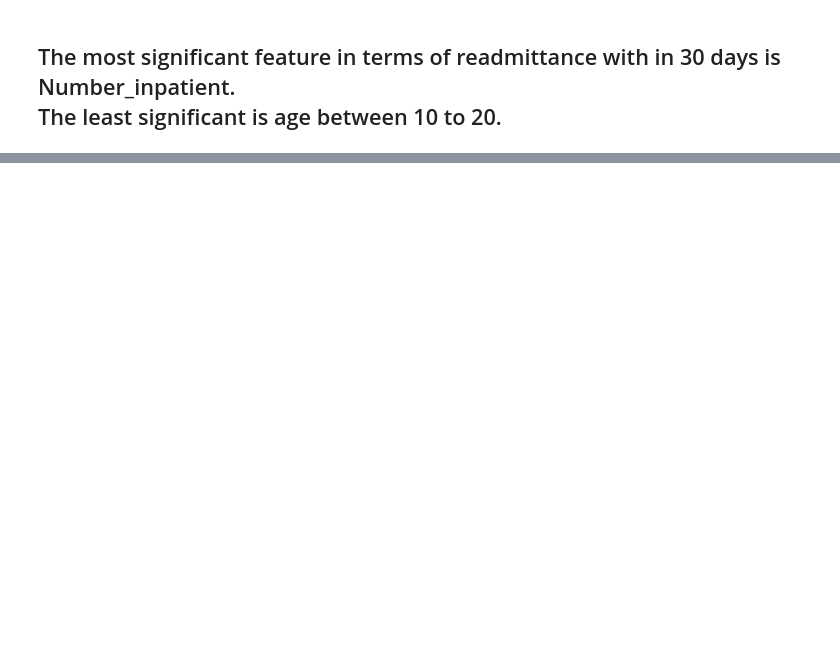
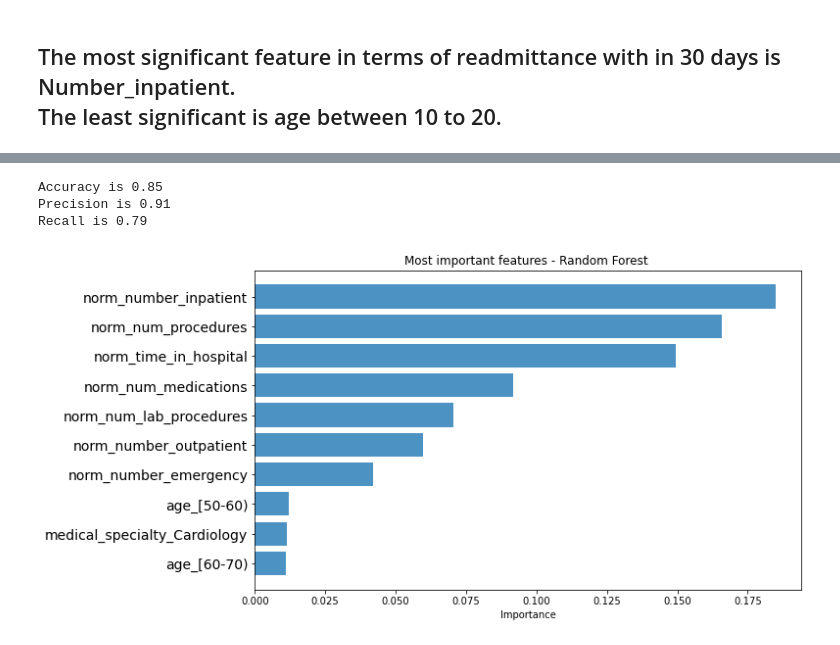
Before and after one commit to siddeshwar627/SMU_QTW, a Jupyter notebook: case_study2/CaseStudy2.ipynb, the cells around one changed output, grey strips where cells are left out. Saved outputs shown, nothing was run; the diff lists cells and outputs as text; code cells hidden in the pictures; blank space fills up the shorter version.

```diff
--- a/case_study2/CaseStudy2.ipynb
+++ b/case_study2/CaseStudy2.ipynb
@@ -549,0 +613,26 @@ sorted_dict
+# %%
+print("Accuracy is {0:.2f}".format(accuracy_score(y_test, rm_prd)))
+print("Precision is {0:.2f}".format(precision_score(y_test, rm_prd)))
+print("Recall is {0:.2f}".format(recall_score(y_test, rm_prd)))
+
+accuracy_rm = accuracy_score(y_test, rm_prd)
+precision_rm = precision_score(y_test, rm_prd)
+recall_rm = recall_score(y_test, rm_prd)
+# %% [output]
+Accuracy is 0.85
+Precision is 0.91
+Recall is 0.79
+# %%
+# Create list of top most features based on importance
+feature_names = X_train.columns
+feature_imports = rm.feature_importances_
+most_imp_features = pd.DataFrame([f for f in zip(feature_names,feature_imports)], columns=["Feature", "Importance"]).nlargest(10, "Importance")
+most_imp_features.sort_values(by="Importance", inplace=True)
+plt.figure(figsize=(10,6))
+plt.barh(range(len(most_imp_features)), most_imp_features.Importance, align='center', alpha=0.8)
+plt.yticks(range(len(most_imp_features)), most_imp_features.Feature, fontsize=14)
+plt.xlabel('Importance')
+plt.title('Most important features - Random Forest ')
+plt.show()
+# %% [output]
+[figure, added]
```
Also changed, not shown: parts of 27 cells of this notebook.
